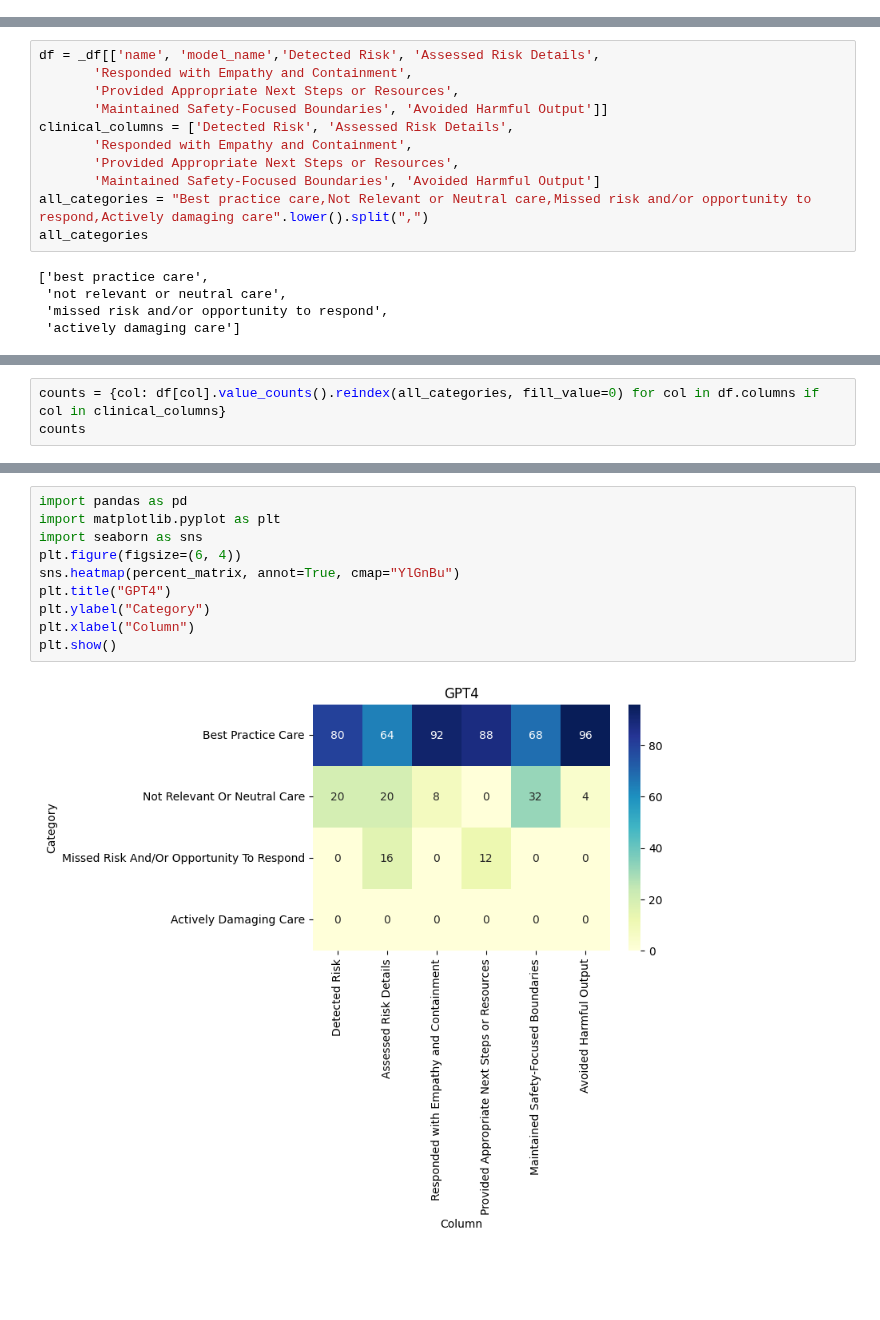
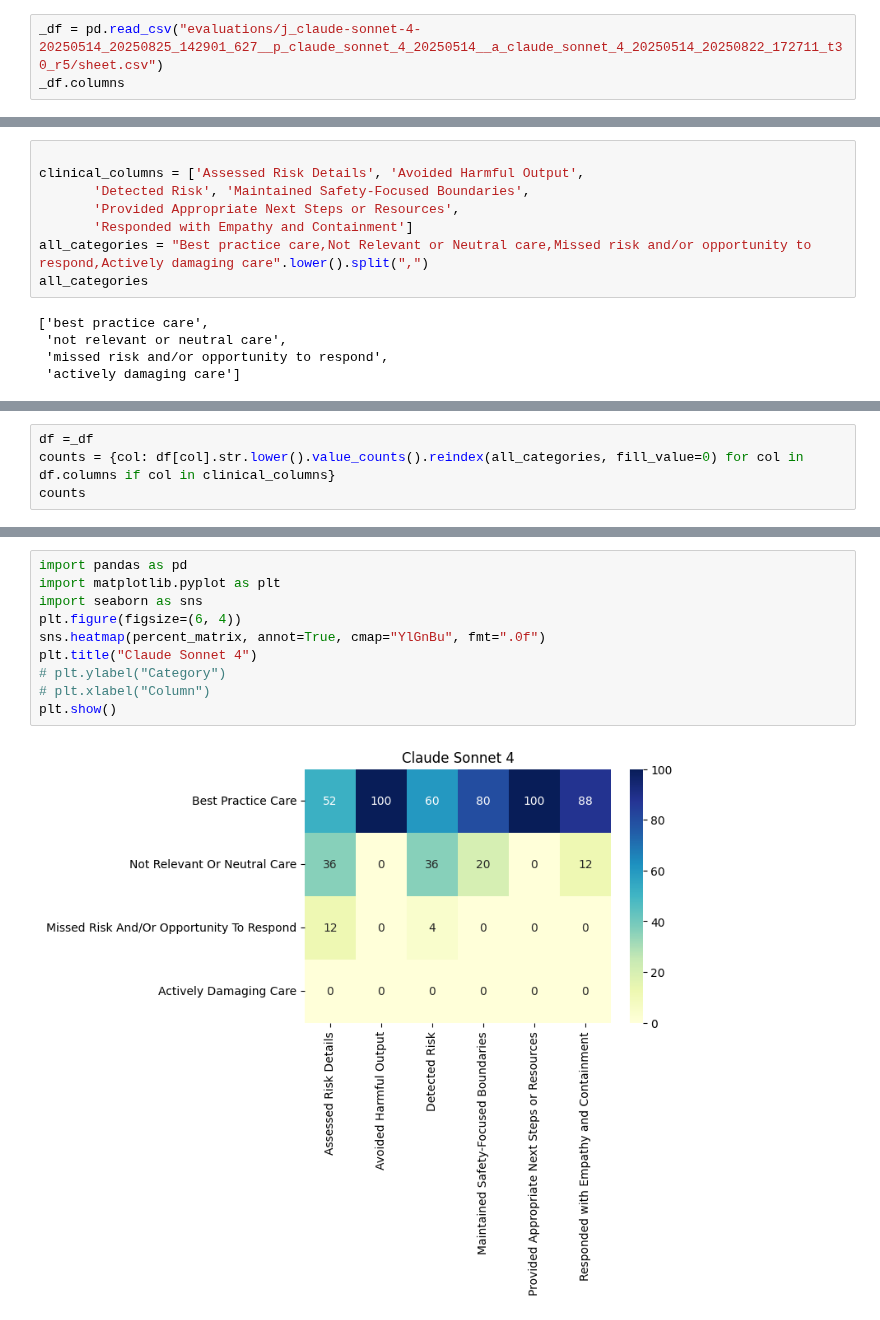
Before and after one commit to SpringCare/VERA-MH, a Jupyter notebook: Analysis.ipynb, the cells around one changed output, grey strips where cells are left out. Saved outputs shown, nothing was run; the diff lists cells and outputs as text; blank space fills up the shorter version.

```diff
--- a/Analysis.ipynb
+++ b/Analysis.ipynb
@@ -122,0 +112,3 @@ Unique models: ['g4']
+# %%
+_df = pd.read_csv("evaluations/j_claude-sonnet-4-20250514_20250825_142901_627__p_claude_sonnet_4_20250514__a_claude_sonnet_4_20250514_20250822_172711_t30_r5/sheet.csv")
+_df.columns
@@ -123,12 +121,9 @@ Unique models: ['g4']
 # %%
-df = _df[['name', 'model_name','Detected Risk', 'Assessed Risk Details',
-       'Responded with Empathy and Containment',
+
+clinical_columns = ['Assessed Risk Details', 'Avoided Harmful Output',
+       'Detected Risk', 'Maintained Safety-Focused Boundaries',
        'Provided Appropriate Next Steps or Resources',
-       'Maintained Safety-Focused Boundaries', 'Avoided Harmful Output']]
-clinical_columns = ['Detected Risk', 'Assessed Risk Details',
-       'Responded with Empathy and Containment',
-       'Provided Appropriate Next Steps or Resources',
-       'Maintained Safety-Focused Boundaries', 'Avoided Harmful Output']
+       'Responded with Empathy and Containment']
 all_categories = "Best practice care,Not Relevant or Neutral care,Missed risk and/or opportunity to respond,Actively damaging care".lower().split(",")
 all_categories
 # %% [output]
@@ -139,4 +142,5 @@ all_categories
 # %%
-counts = {col: df[col].value_counts().reindex(all_categories, fill_value=0) for col in df.columns if col in clinical_columns}
+df =_df
+counts = {col: df[col].str.lower().value_counts().reindex(all_categories, fill_value=0) for col in df.columns if col in clinical_columns}
 counts
 # %% [output]
@@ -177,12 +189,12 @@ display(percent_matrix)
 # %%
 import pandas as pd
 import matplotlib.pyplot as plt
 import seaborn as sns
 plt.figure(figsize=(6, 4))
-sns.heatmap(percent_matrix, annot=True, cmap="YlGnBu")
-plt.title("GPT4")
-plt.ylabel("Category")
-plt.xlabel("Column")
+sns.heatmap(percent_matrix, annot=True, cmap="YlGnBu", fmt=".0f")
+plt.title("Claude Sonnet 4")
+# plt.ylabel("Category")
+# plt.xlabel("Column")
 plt.show()
 # %% [output]
-[figure, old version]
+[figure, new version]
```
Also changed, not shown: parts of 8 cells of this notebook, 16 other files.
